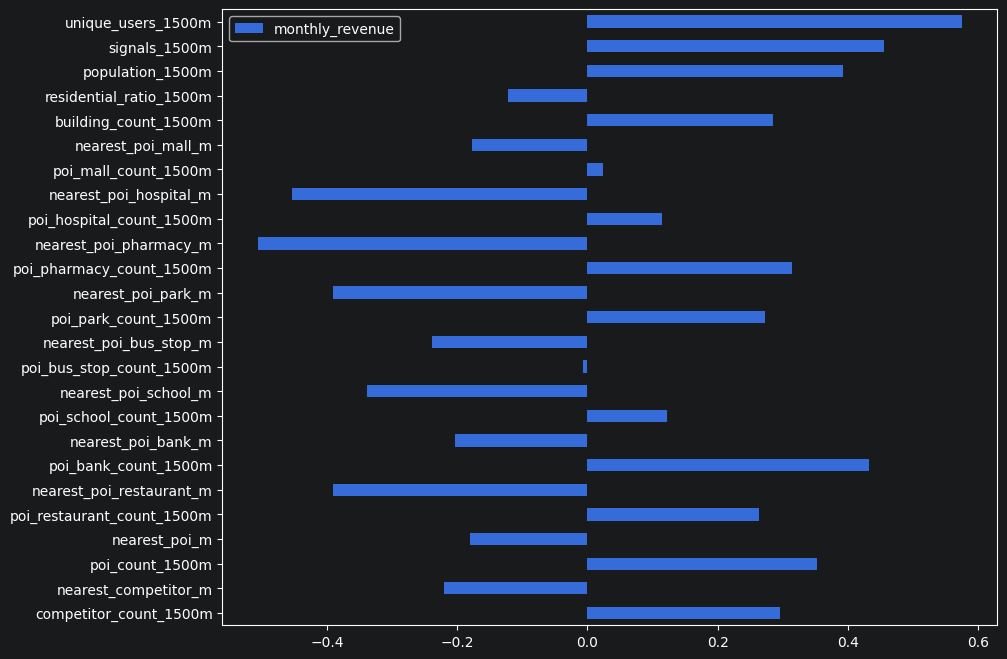
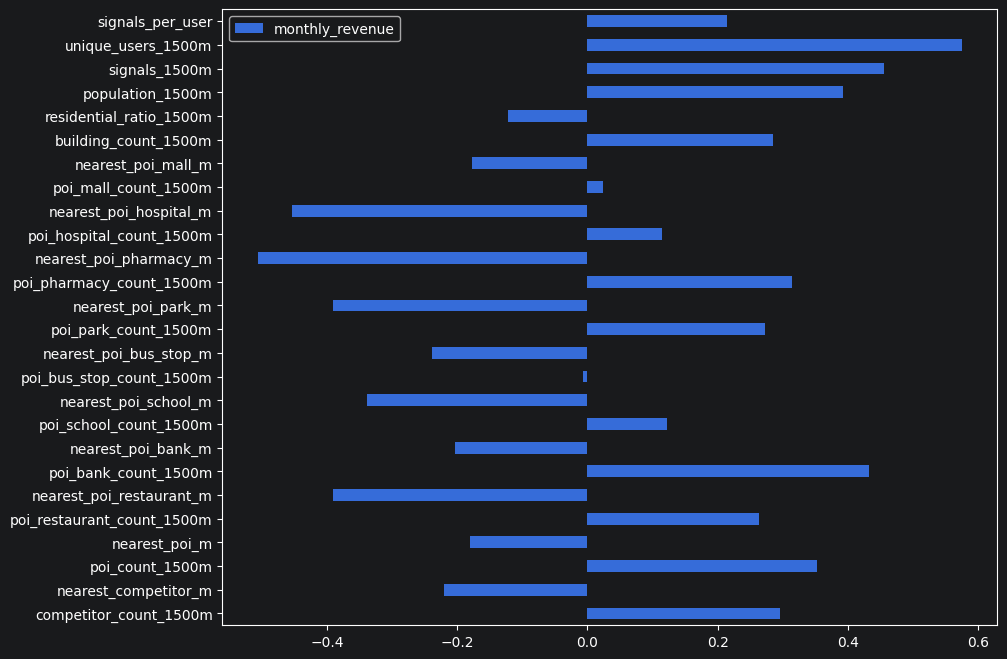
The change to this notebook cell's code, shown as a diff; its figure went from the first image to the second:
--- before
+++ after
@@ -1,2 +1,5 @@
+import matplotlib.pyplot as plt
+
 correlation_with_target = features_df.drop(DROP_COLUMNS, axis=1).corr()[TARGET].drop(TARGET, errors='ignore')
 correlation_with_target.plot(kind='barh', figsize=(10, 8))
+plt.savefig('../data/outputs/model_correlation_target.png', dpi=150, bbox_inches='tight')

Commit: Save artifacts and prepare presentation